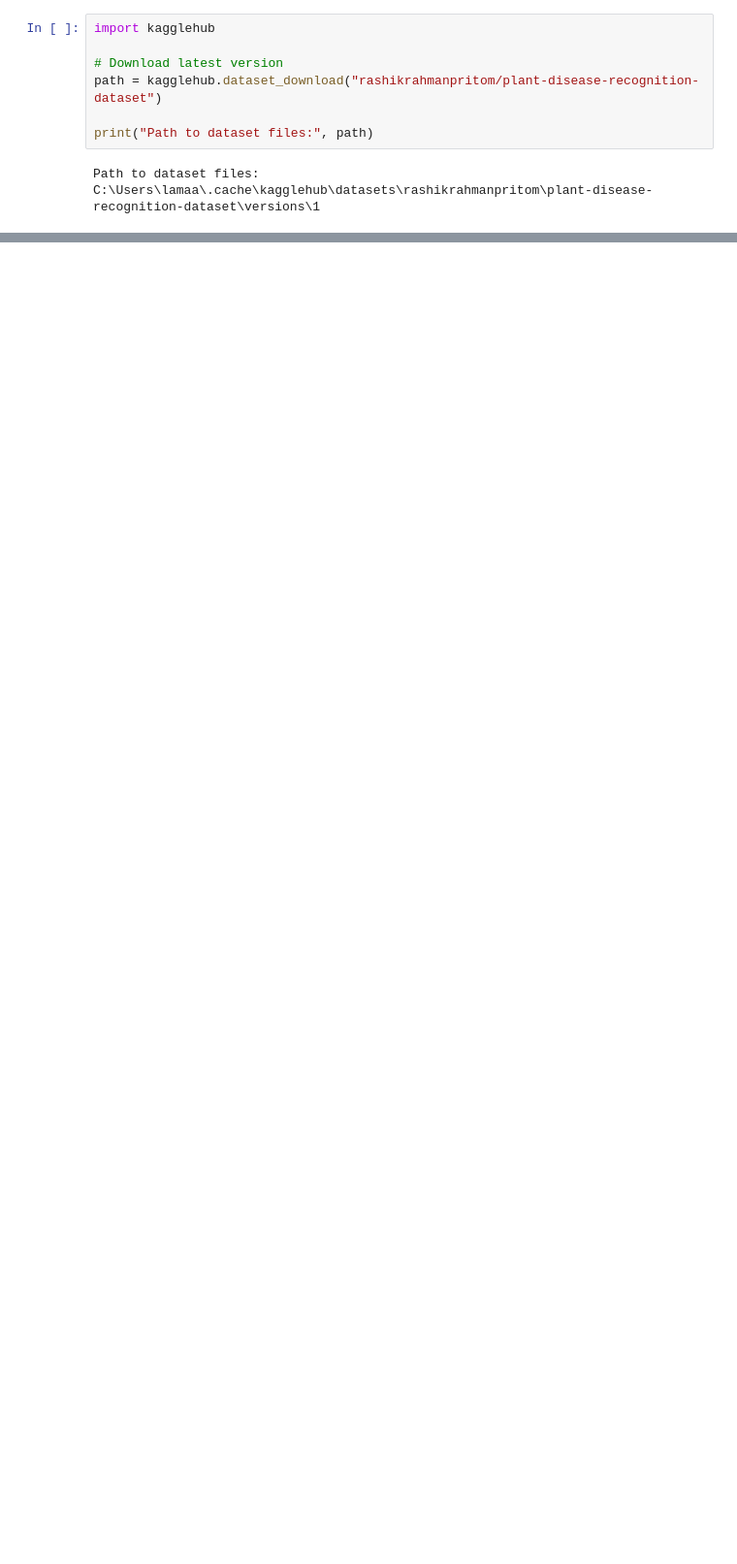
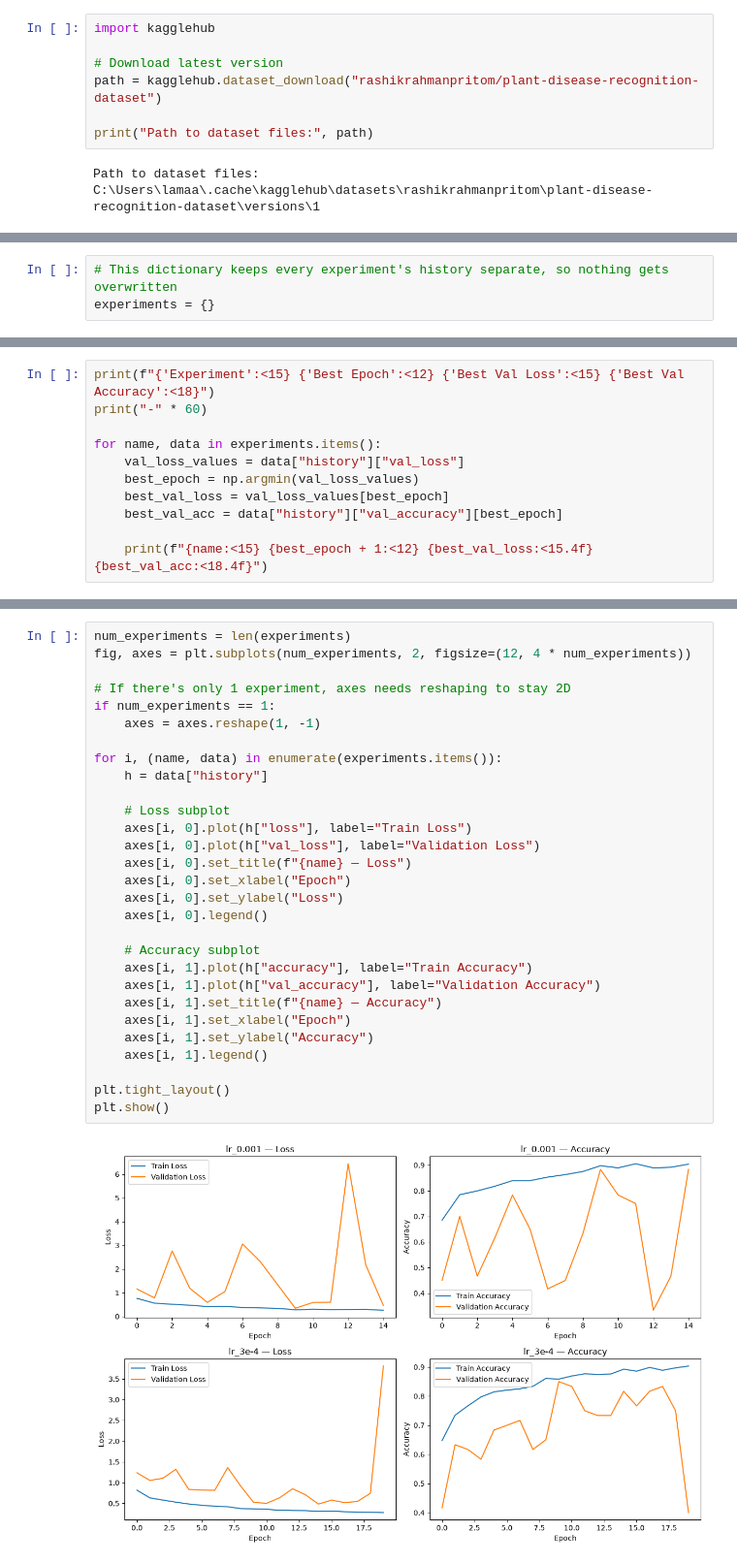
Before and after one commit to rashid7089/Plant-Disease-CNN, a Jupyter notebook: model_c.ipynb, the cells around one changed output, grey strips where cells are left out. Shown at 97% size. Cells and saved outputs as stored; diff of their text form; blank space fills up the shorter version.

Commit message:
Update model_c experiments before merging teammate changes

```diff
--- a/model_c.ipynb
+++ b/model_c.ipynb
@@ -458,0 +127,3 @@ plt.show()
+# %%
+# This dictionary keeps every experiment's history separate, so nothing gets overwritten
+experiments = {}
@@ -458,0 +230,11 @@ plt.show()
+# %%
+print(f"{'Experiment':<15} {'Best Epoch':<12} {'Best Val Loss':<15} {'Best Val Accuracy':<18}")
+print("-" * 60)
+
+for name, data in experiments.items():
+    val_loss_values = data["history"]["val_loss"]
+    best_epoch = np.argmin(val_loss_values)
+    best_val_loss = val_loss_values[best_epoch]
+    best_val_acc = data["history"]["val_accuracy"][best_epoch]
+
+    print(f"{name:<15} {best_epoch + 1:<12} {best_val_loss:<15.4f} {best_val_acc:<18.4f}")
@@ -458,0 +248,31 @@ plt.show()
+# %%
+num_experiments = len(experiments)
+fig, axes = plt.subplots(num_experiments, 2, figsize=(12, 4 * num_experiments))
+
+# If there's only 1 experiment, axes needs reshaping to stay 2D
+if num_experiments == 1:
+    axes = axes.reshape(1, -1)
+
+for i, (name, data) in enumerate(experiments.items()):
+    h = data["history"]
+
+    # Loss subplot
+    axes[i, 0].plot(h["loss"], label="Train Loss")
+    axes[i, 0].plot(h["val_loss"], label="Validation Loss")
+    axes[i, 0].set_title(f"{name} — Loss")
+    axes[i, 0].set_xlabel("Epoch")
+    axes[i, 0].set_ylabel("Loss")
+    axes[i, 0].legend()
+
+    # Accuracy subplot
+    axes[i, 1].plot(h["accuracy"], label="Train Accuracy")
+    axes[i, 1].plot(h["val_accuracy"], label="Validation Accuracy")
+    axes[i, 1].set_title(f"{name} — Accuracy")
+    axes[i, 1].set_xlabel("Epoch")
+    axes[i, 1].set_ylabel("Accuracy")
+    axes[i, 1].legend()
+
+plt.tight_layout()
+plt.show()
+# %% [output]
+[figure, added]
```
Also changed, not shown: parts of 39 cells of this notebook.
